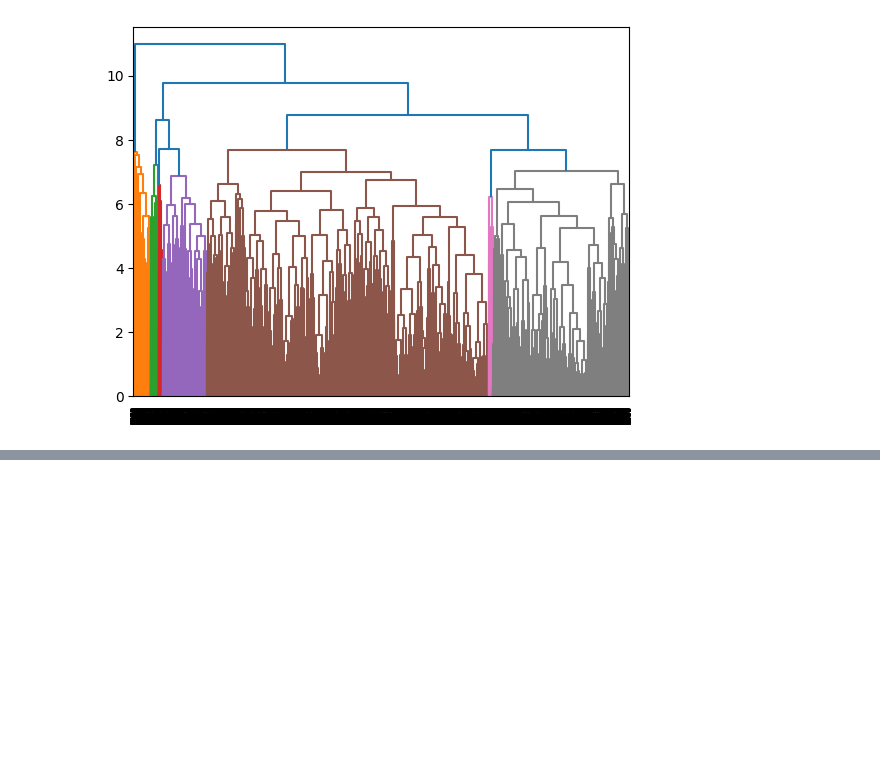
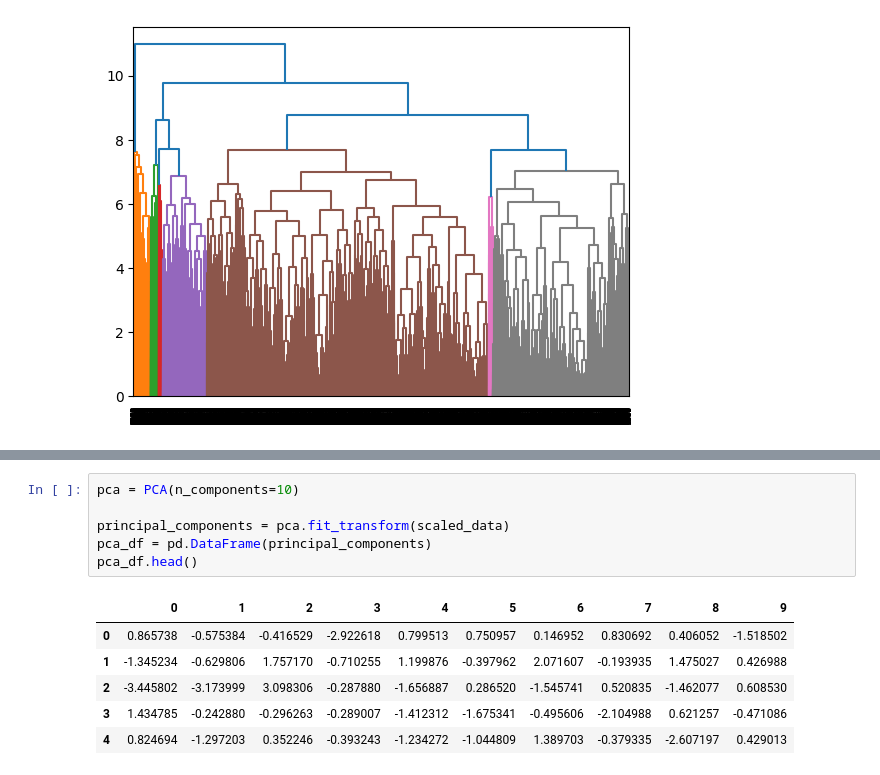
Before and after one commit to andrew250402/DSA3101-Project, a Jupyter notebook: Notebooks/meng jie.ipynb, the cells around one changed output, grey strips where cells are left out. Cells and saved outputs as stored; diff of their text form; blank space fills up the shorter version.

```diff
--- a/Notebooks/meng jie.ipynb
+++ b/Notebooks/meng jie.ipynb
@@ -70,0 +84,13 @@ dendrogram(complete_clustering)
+# %%
+pca = PCA(n_components=10)
+
+principal_components = pca.fit_transform(scaled_data)
+pca_df = pd.DataFrame(principal_components)
+pca_df.head()
+# %% [output]
+|  | 0 | 1 | 2 | 3 | 4 | 5 | 6 | 7 | 8 | 9 |
+| 0 | 0.865738 | -0.575384 | -0.416529 | -2.922618 | 0.799513 | 0.750957 | 0.146952 | 0.830692 | 0.406052 | -1.518502 |
+| 1 | -1.345234 | -0.629806 | 1.757170 | -0.710255 | 1.199876 | -0.397962 | 2.071607 | -0.193935 | 1.475027 | 0.426988 |
+| 2 | -3.445802 | -3.173999 | 3.098306 | -0.287880 | -1.656887 | 0.286520 | -1.545741 | 0.520835 | -1.462077 | 0.608530 |
+| 3 | 1.434785 | -0.242880 | -0.296263 | -0.289007 | -1.412312 | -1.675341 | -0.495606 | -2.104988 | 0.621257 | -0.471086 |
+| 4 | 0.824694 | -1.297203 | 0.352246 | -0.393243 | -1.234272 | -1.044809 | 1.389703 | -0.379335 | -2.607197 | 0.429013 |
```
Also changed, not shown: parts of 8 cells of this notebook.
